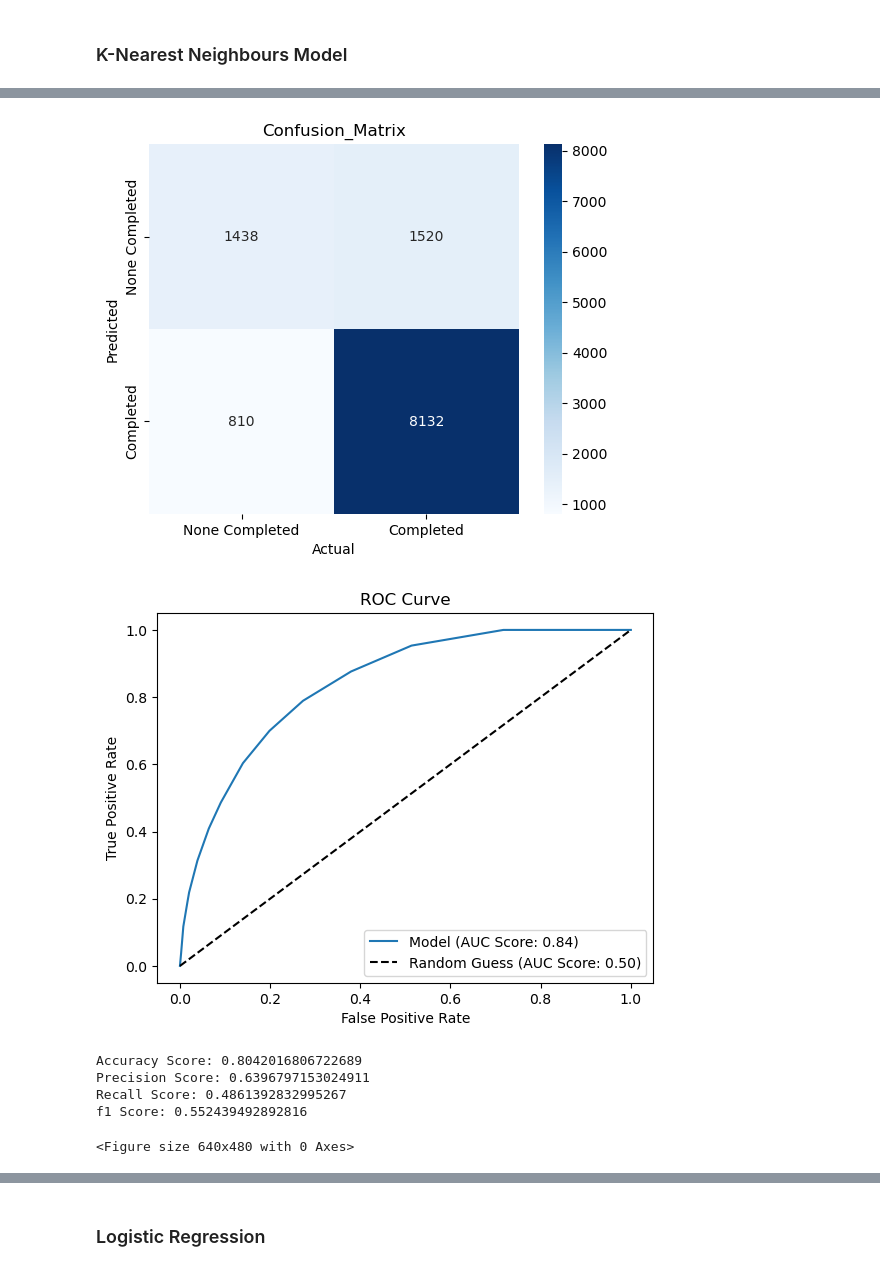
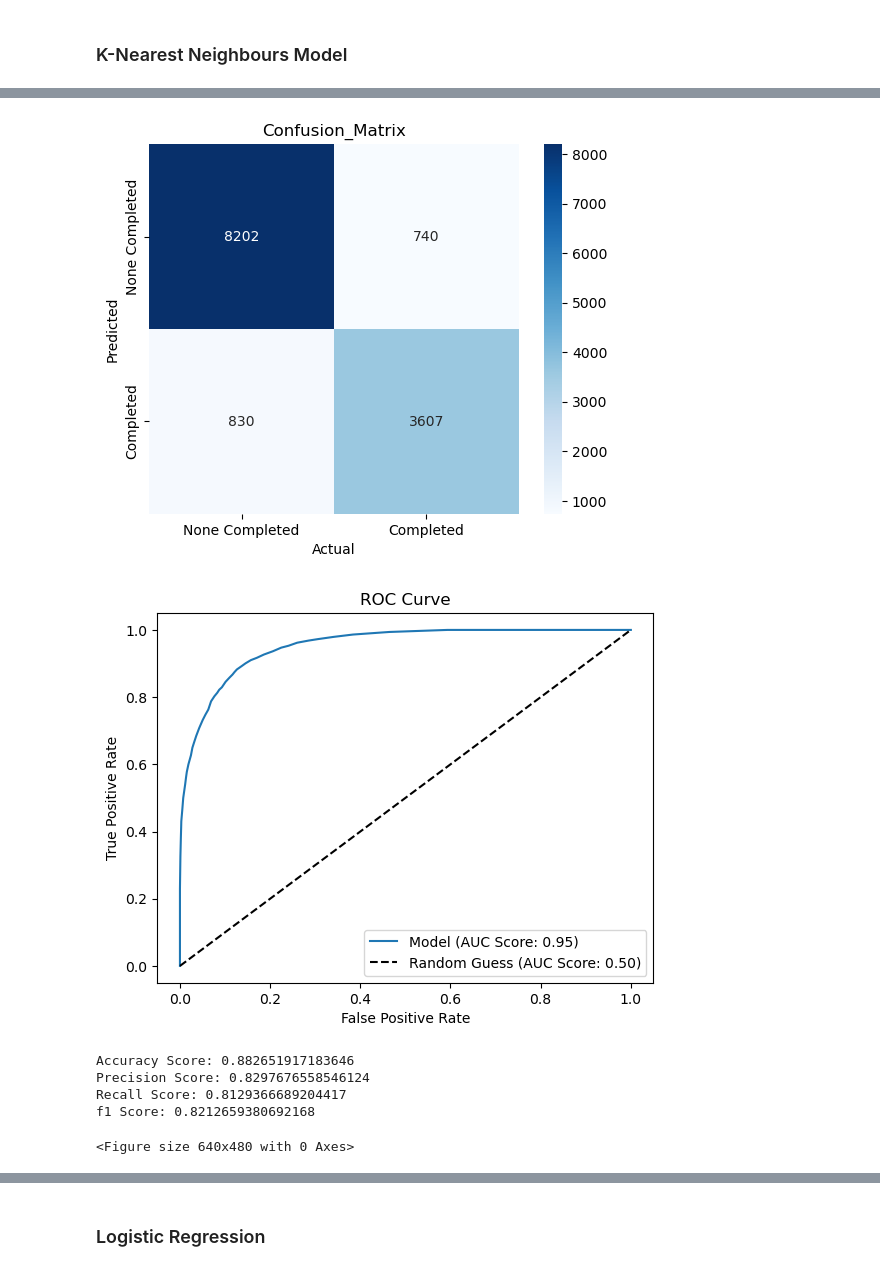
Before and after one commit to rara-ch/StarbucksPromotionalOffers_DataAnalysis, a Jupyter notebook: PythonNotebooks/OfferCompletion_ClassificationModelling.ipynb, the cells around one changed output, grey strips where cells are left out. Drawn from its saved outputs; the diff is of its cells as text; code cells hidden in the pictures.

```diff
--- a/PythonNotebooks/OfferCompletion_ClassificationModelling.ipynb
+++ b/PythonNotebooks/OfferCompletion_ClassificationModelling.ipynb
@@ -215,3 +218,15 @@ X_temp = X_temp.merge(
     how='left',
     on='customer_id'
 ).fillna(0)
+# %%
+amount = (transactions.groupby('customer_id')[['amount']]
+                      .sum()
+                      .reset_index())
+
+X_temp = X_temp.merge(
+    amount,
+    how='left',
+    on='customer_id'
+).fillna(0)
+
+X_temp['log_amount'] = np.log(X_temp['amount'] + 1e-6).clip(0)
@@ -266,7 +305,7 @@ def scoring(model, X, y, threshold=0.5):
         None
     """
     # Get the predicted values of the model
-    predicted_y_values = model.predict_proba(X)[:, 0] < threshold
+    predicted_y_values = model.predict_proba(X)[:, 1] >= threshold
 
     # Build a confusion matrix
     sns.heatmap(
@@ -286,7 +325,7 @@ def scoring(model, X, y, threshold=0.5):
     plt.clf()
 
     # Build an ROC curve with AUC score
-    fpr, tpr, thresholds = roc_curve(y, model.predict_proba(X)[:, 0], pos_label=0)
+    fpr, tpr, thresholds = roc_curve(y, model.predict_proba(X)[:, 1])
     auc_score = auc(fpr, tpr)
     plt.plot(fpr, tpr, label=f'Model (AUC Score: {auc_score:.2f})')
     plt.plot([0,1], [0,1], color='Black', linestyle='--', label='Random Guess (AUC Score: 0.50)')
@@ -299,9 +338,9 @@ def scoring(model, X, y, threshold=0.5):
 
     # Print out scoring metrics
     print(f'Accuracy Score: {accuracy_score(y, predicted_y_values)}')
-    print(f'Precision Score: {precision_score(y, predicted_y_values, pos_label=0)}')
-    print(f'Recall Score: {recall_score(y, predicted_y_values, pos_label=0)}')
-    print(f'f1 Score: {f1_score(y, predicted_y_values, pos_label=0)}')
+    print(f'Precision Score: {precision_score(y, predicted_y_values)}')
+    print(f'Recall Score: {recall_score(y, predicted_y_values)}')
+    print(f'f1 Score: {f1_score(y, predicted_y_values)}')
 # %% [markdown]
 ### K-Nearest Neighbours Model
 # %%
@@ -314,12 +353,12 @@ params = {
 grid = GridSearchCV(
     KNeighborsClassifier(),
     params,
-    scoring=make_scorer(f1_score, pos_label=0),
+    scoring=make_scorer(f1_score),
     n_jobs=1,
     cv=5,
     verbose=1
 )
-grid.fit(X_train_std, y_train)
+grid.fit(X_train_std, y_train_rs)
 grid.best_params_
 # %% [output]
 Fitting 5 folds for each of 196 candidates, totalling 980 fits
@@ -327,4 +366,4 @@ Fitting 5 folds for each of 196 candidates, totalling 980 fits
 # %%
 knn = KNeighborsClassifier(**grid.best_params_)
-knn.fit(X_train_std, y_train)
+knn.fit(X_train_std, y_train_rs)
 # %% [output]
@@ -346,12 +385,12 @@ plt.show()
 # %%
-scoring(knn, X_train_std, y_train)
+scoring(knn, X_train_std, y_train_rs)
 # %% [output]
-[figure, old version]
+[figure, new version]
-[figure, old version]
+[figure, new version]
-Accuracy Score: 0.8042016806722689
-Precision Score: 0.6396797153024911
-Recall Score: 0.4861392832995267
-f1 Score: 0.552439492892816
+Accuracy Score: 0.882651917183646
+Precision Score: 0.8297676558546124
+Recall Score: 0.8129366689204417
+f1 Score: 0.8212659380692168
 <Figure size 640x480 with 0 Axes>
 # %%
 scoring(knn, X_val_std, y_val)
```
Also changed, not shown: parts of 32 cells of this notebook.
